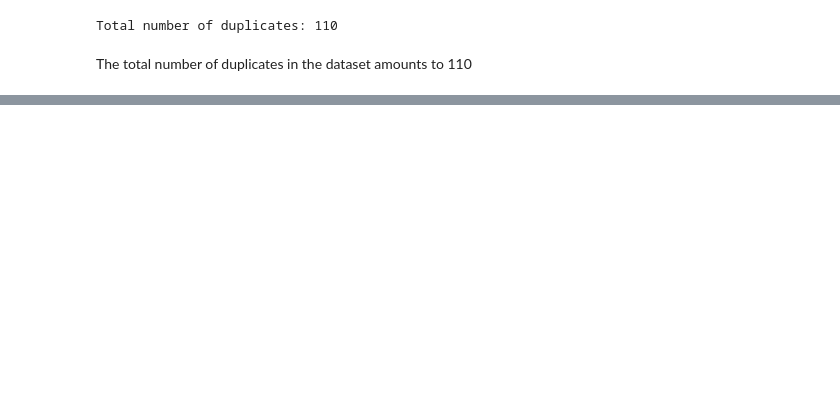
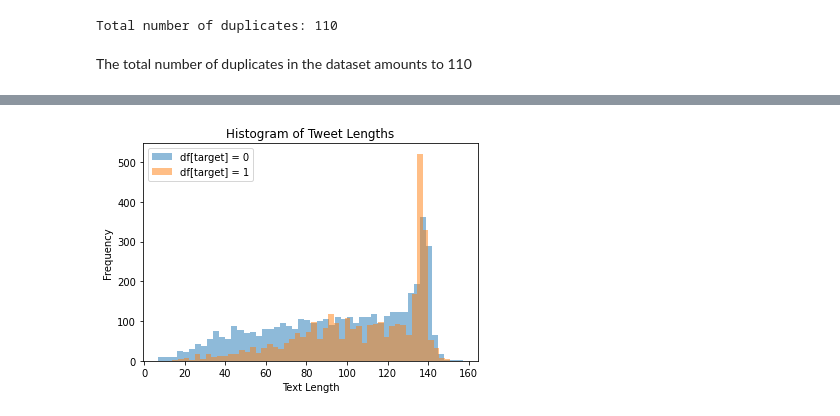
Before and after one commit to tommasomncttn/EffectiveEssayWithNLP, a Jupyter notebook: preprocessing/ExploratoryDataAnalysis.ipynb, the cells around one changed output, grey strips where cells are left out. Saved outputs shown, nothing was run; the diff lists cells and outputs as text; code cells hidden in the pictures; blank space fills up the shorter version.

```diff
--- a/preprocessing/ExploratoryDataAnalysis.ipynb
+++ b/preprocessing/ExploratoryDataAnalysis.ipynb
@@ -193,0 +264,21 @@ The total number of duplicates in the dataset amounts to 110
+# %%
+# Create two separate Series objects for each value of df[target]
+text_lengths_0 = df.loc[df['target'] == 0, 'text'].apply(len)
+text_lengths_1 = df.loc[df['target'] == 1, 'text'].apply(len)
+
+# Create two separate histograms
+plt.hist(text_lengths_0, bins=50, alpha=0.5, label='df[target] = 0')
+plt.hist(text_lengths_1, bins=50, alpha=0.5, label='df[target] = 1')
+
+# Set the title and axis labels
+plt.title('Histogram of Tweet Lengths')
+plt.xlabel('Text Length')
+plt.ylabel('Frequency')
+
+# Add a legend
+plt.legend()
+
+# Display the plot
+plt.show()
+# %% [output]
+[figure, added]
```
Also changed, not shown: parts of 7 cells of this notebook.
